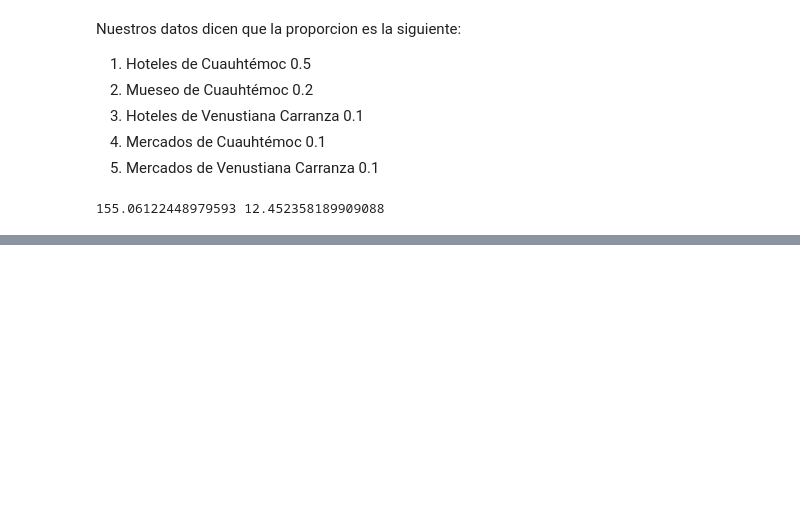
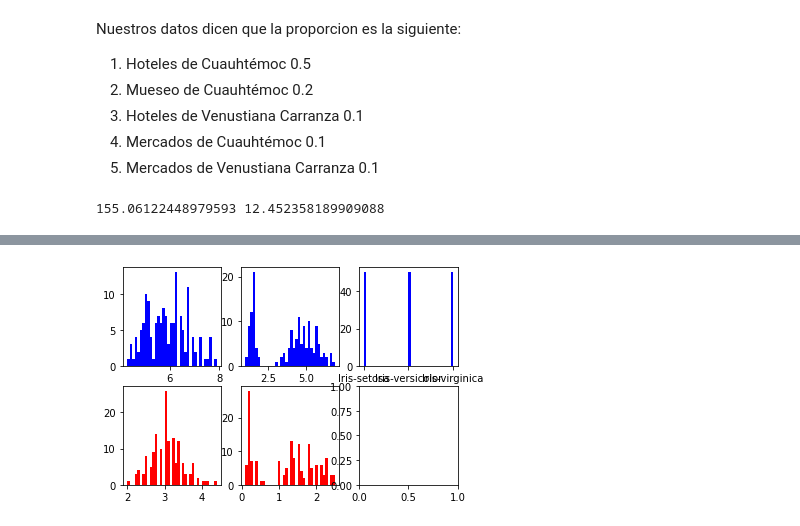
Before and after one commit to daniel9426/Estadistica-Inferencial, a Jupyter notebook: Funciones de muestreo en python.ipynb, the cells around one changed output, grey strips where cells are left out. Cells and saved outputs as stored; diff of their text form; code cells hidden in the pictures; blank space fills up the shorter version.

```diff
--- a/Funciones de muestreo en python.ipynb
+++ b/Funciones de muestreo en python.ipynb
@@ -120,0 +128,4 @@ print(variance, desv)
+# %%
+url = 'https://archive.ics.uci.edu/ml/machine-learning-databases/iris/iris.data'
+names = ['sepal-length', 'sepal-width', 'petal-length', 'petal-width', 'class']
+iris = pd.read_csv(url, names = names)
@@ -120,0 +141,10 @@ print(variance, desv)
+# %%
+fig, axs = plt.subplots(2,3)
+axs[0,0].hist(iris['sepal-length'], color= 'blue', bins= int(180/5))
+axs[0,1].hist(iris['petal-length'], color= 'blue', bins= int(180/5))
+axs[0,2].hist(iris['class'], color= 'blue', bins= int(180/5))
+axs[1,0].hist(iris['sepal-width'], color= 'red', bins= int(180/5))
+axs[1,1].hist(iris['petal-width'], color= 'red', bins= int(180/5))
+plt.show()
+# %% [output]
+[figure, added]
```
Also changed, not shown: parts of 20 cells of this notebook.
